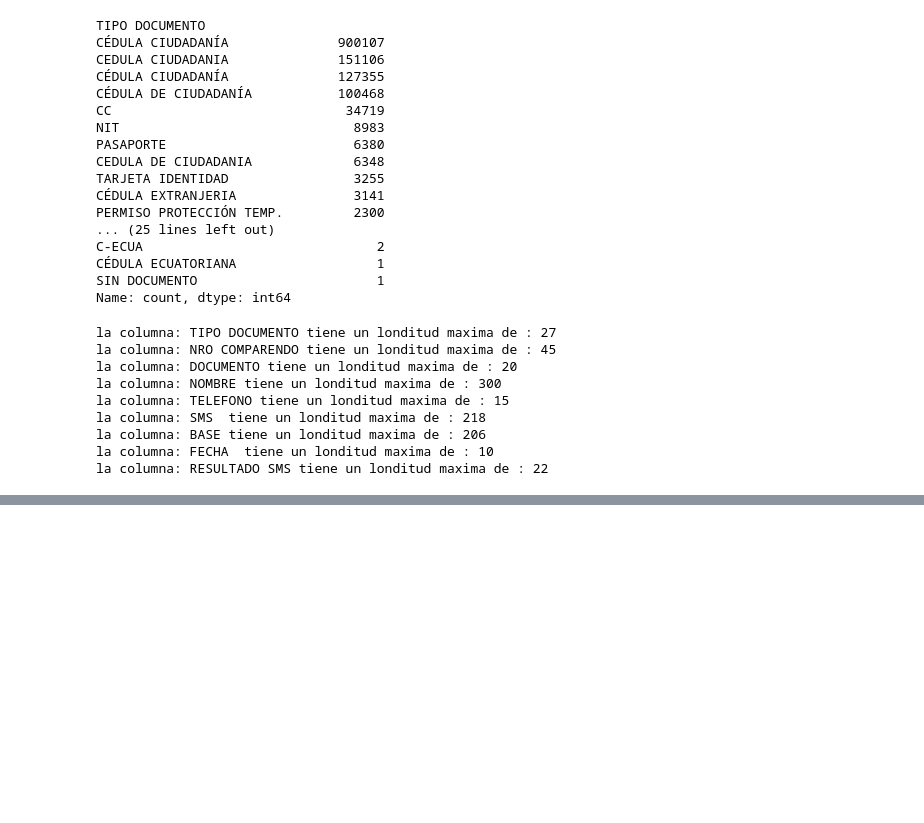
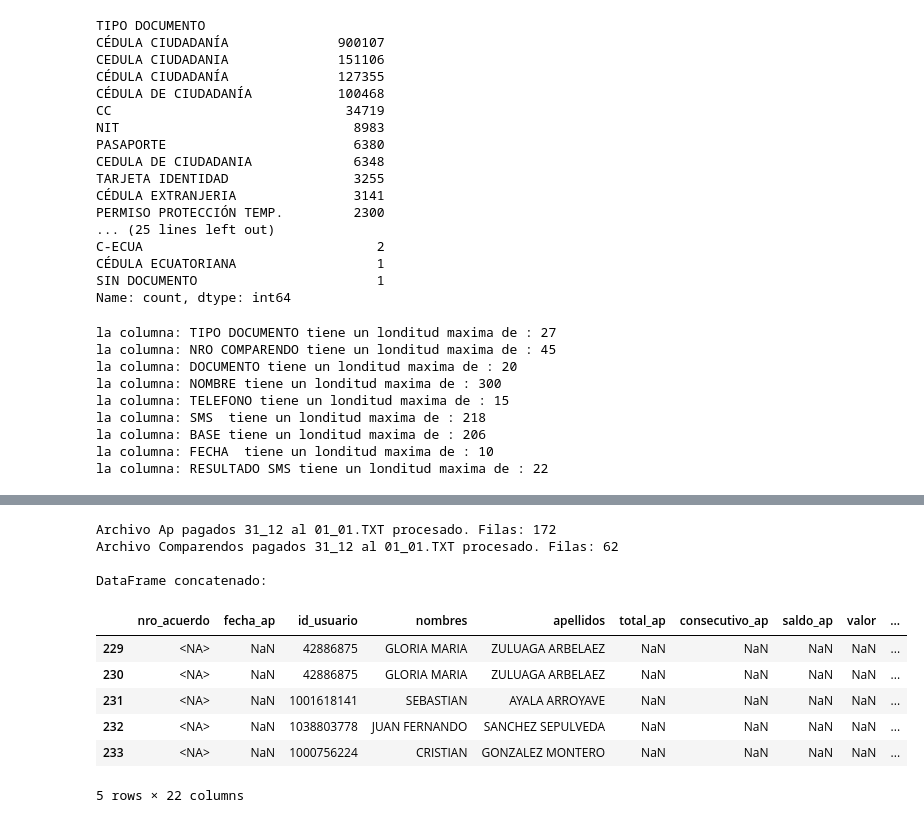
Before and after one commit to felixjos3ca21/app_simm, a Jupyter notebook: SIMM_app_streamlit/pruebas.ipynb, the cells around one changed output, grey strips where cells are left out. Drawn from its saved outputs; the diff is of its cells as text; code cells hidden in the pictures; blank space fills up the shorter version.

```diff
--- a/SIMM_app_streamlit/pruebas.ipynb
+++ b/SIMM_app_streamlit/pruebas.ipynb
@@ -82,0 +167,62 @@ la columna: RESULTADO SMS tiene un londitud maxima de : 22
+# %%
+import os
+import pandas as pd
+
+# 1. Especificar la carpeta y listar archivos
+carpeta = r"C:\Users\1513873\ANDES BPO S.A.S\Johan Felipe JG. Gómez Arango - SIMM\BASES\2025\ENERO\02_01_2025 - copia"
+archivos = [f for f in os.listdir(carpeta) if f.lower().endswith('.txt')]
+
+# 2. Lista para almacenar DataFrames temporales
+lista_dfs = []
+
+# 3. Leer cada archivo controlando los tipos de datos
+for archivo in archivos:
+    try:
+        ruta_completa = os.path.join(carpeta, archivo)
+
+        # Leer el archivo forzando columnas numéricas como cadenas
+        df_temp = pd.read_csv(
+            ruta_completa,
+            sep='\t',
+            encoding='ISO-8859-1',
+            header=0,
+            dtype=str  # Leer todo como texto inicialmente
+        )
+
+        # Convertir columnas numéricas a enteros (si no hay decimales)
+        # Ejemplo para columnas como "nro_acuerdo" o "id_usuario"
+        columnas_numericas = ['nro_acuerdo', 'id_usuario']  # <-- Ajusta con tus columnas
+        for col in columnas_numericas:
+            if col in df_temp.columns:
+                df_temp[col] = pd.to_numeric(df_temp[col], errors='coerce').astype('Int64')
+
+        df_temp['Fuente_Archivo'] = archivo
+        lista_dfs.append(df_temp)
+        print(f"Archivo {archivo} procesado. Filas: {len(df_temp)}")
+
+    except Exception as e:
+        print(f"Error en {archivo}: {str(e)}")
+
+# 4. Concatenar y formatear salida
+if lista_dfs:
+    df_concatenado = pd.concat(lista_dfs, ignore_index=True)
+
+    # Configurar pandas para evitar notación científica
+    pd.options.display.float_format = '{:.0f}'.format  # Enteros sin decimales
+
+    print("\nDataFrame concatenado:")
+    display(df_concatenado.tail())
+else:
+    print("No hay datos para concatenar")
+# %% [output]
+Archivo Ap pagados 31_12 al 01_01.TXT procesado. Filas: 172
+Archivo Comparendos pagados 31_12 al 01_01.TXT procesado. Filas: 62
+
+DataFrame concatenado:
+|  | nro_acuerdo | fecha_ap | id_usuario | nombres | apellidos | total_ap | consecutivo_ap | saldo_ap | valor | ... |
+| 229 | <NA> | NaN | 42886875 | GLORIA MARIA | ZULUAGA ARBELAEZ | NaN | NaN | NaN | NaN | ... |
+| 230 | <NA> | NaN | 42886875 | GLORIA MARIA | ZULUAGA ARBELAEZ | NaN | NaN | NaN | NaN | ... |
+| 231 | <NA> | NaN | 1001618141 | SEBASTIAN | AYALA ARROYAVE | NaN | NaN | NaN | NaN | ... |
+| 232 | <NA> | NaN | 1038803778 | JUAN FERNANDO | SANCHEZ SEPULVEDA | NaN | NaN | NaN | NaN | ... |
+| 233 | <NA> | NaN | 1000756224 | CRISTIAN | GONZALEZ MONTERO | NaN | NaN | NaN | NaN | ... |
+5 rows × 22 columns
```
Also changed, not shown: parts of 8 cells of this notebook, 3 other files.
